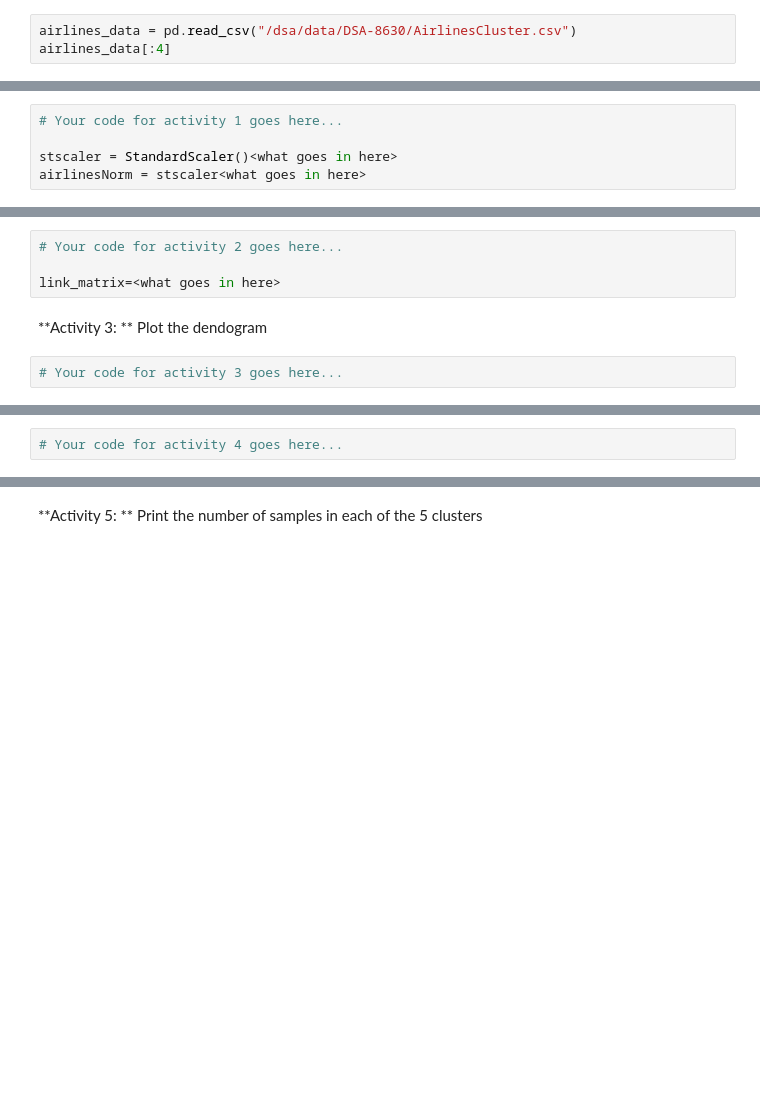
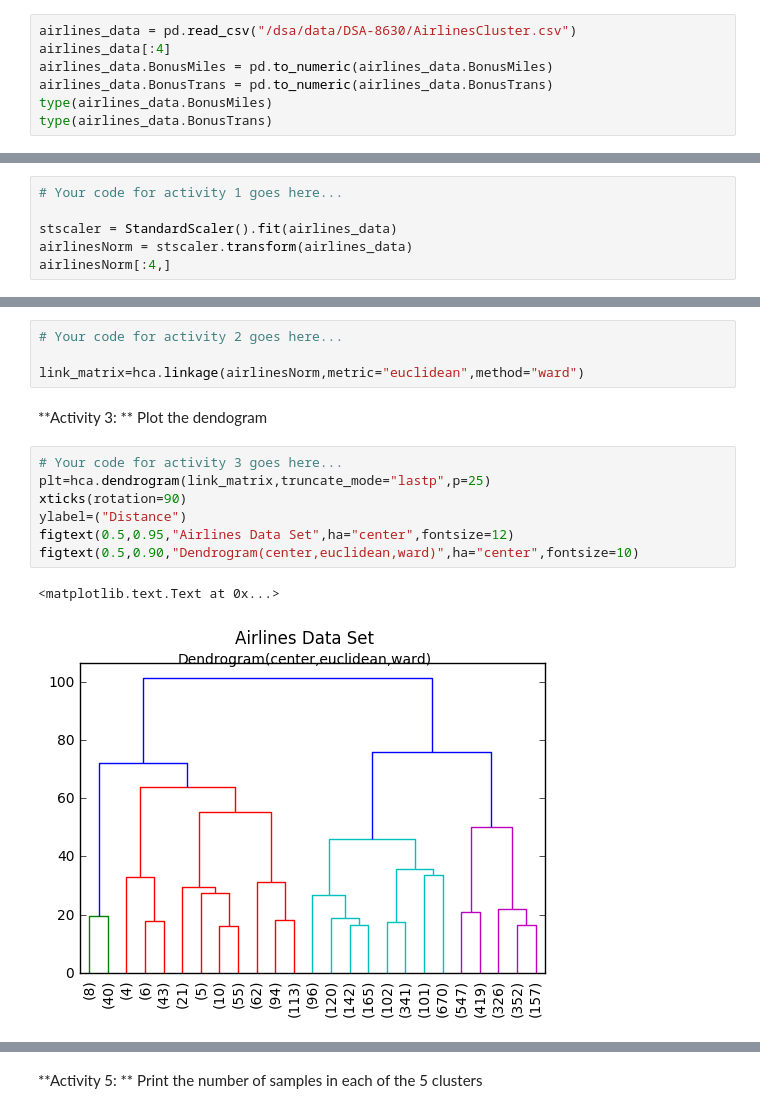
Before and after one commit to asouleymane/DMIR, a Jupyter notebook: modules/module3/Exercises/Exercises.ipynb, the cells around one changed output, grey strips where cells are left out. Drawn from its saved outputs; the diff is of its cells as text; blank space fills up the shorter version.

```diff
--- a/modules/module3/Exercises/Exercises.ipynb
+++ b/modules/module3/Exercises/Exercises.ipynb
@@ -33,3 +33,7 @@ from pylab import *
 # %%
 airlines_data = pd.read_csv("/dsa/data/DSA-8630/AirlinesCluster.csv")
 airlines_data[:4]
+airlines_data.BonusMiles = pd.to_numeric(airlines_data.BonusMiles)
+airlines_data.BonusTrans = pd.to_numeric(airlines_data.BonusTrans)
+type(airlines_data.BonusMiles)
+type(airlines_data.BonusTrans)
@@ -47,5 +55,6 @@ Why is it important to normalize the data before clustering?
 # %%
 # Your code for activity 1 goes here...
 
-stscaler = StandardScaler()<what goes in here>
-airlinesNorm = stscaler<what goes in here>
+stscaler = StandardScaler().fit(airlines_data)
+airlinesNorm = stscaler.transform(airlines_data)
+airlinesNorm[:4,]
@@ -54,11 +72,19 @@ airlinesNorm = stscaler<what goes in here>
 # %%
 # Your code for activity 2 goes here...
 
-link_matrix=<what goes in here>
+link_matrix=hca.linkage(airlinesNorm,metric="euclidean",method="ward")
 # %% [markdown]
 **Activity 3: ** Plot the dendogram
-# %%
-# Your code for activity 3 goes here...
+# %%
+# Your code for activity 3 goes here...
+plt=hca.dendrogram(link_matrix,truncate_mode="lastp",p=25)
+xticks(rotation=90)
+ylabel=("Distance")
+figtext(0.5,0.95,"Airlines Data Set",ha="center",fontsize=12)
+figtext(0.5,0.90,"Dendrogram(center,euclidean,ward)",ha="center",fontsize=10)
+# %% [output]
+<matplotlib.text.Text at 0x...>
+[figure, added]
 # %% [markdown]
 ### knowing K (number of clusters)
 
@@ -66,5 +92,3 @@ link_matrix=<what goes in here>
 
 **Hint: ** Use fig, axes = pyplot.subplots(1, 1, figsize=(10, 10)) to create figure and use axes object to plot a horizontal line
 <img src="../Images/dendogram.PNG">
-# %%
-# Your code for activity 4 goes here...
```
Also changed, not shown: parts of 13 cells of this notebook.
